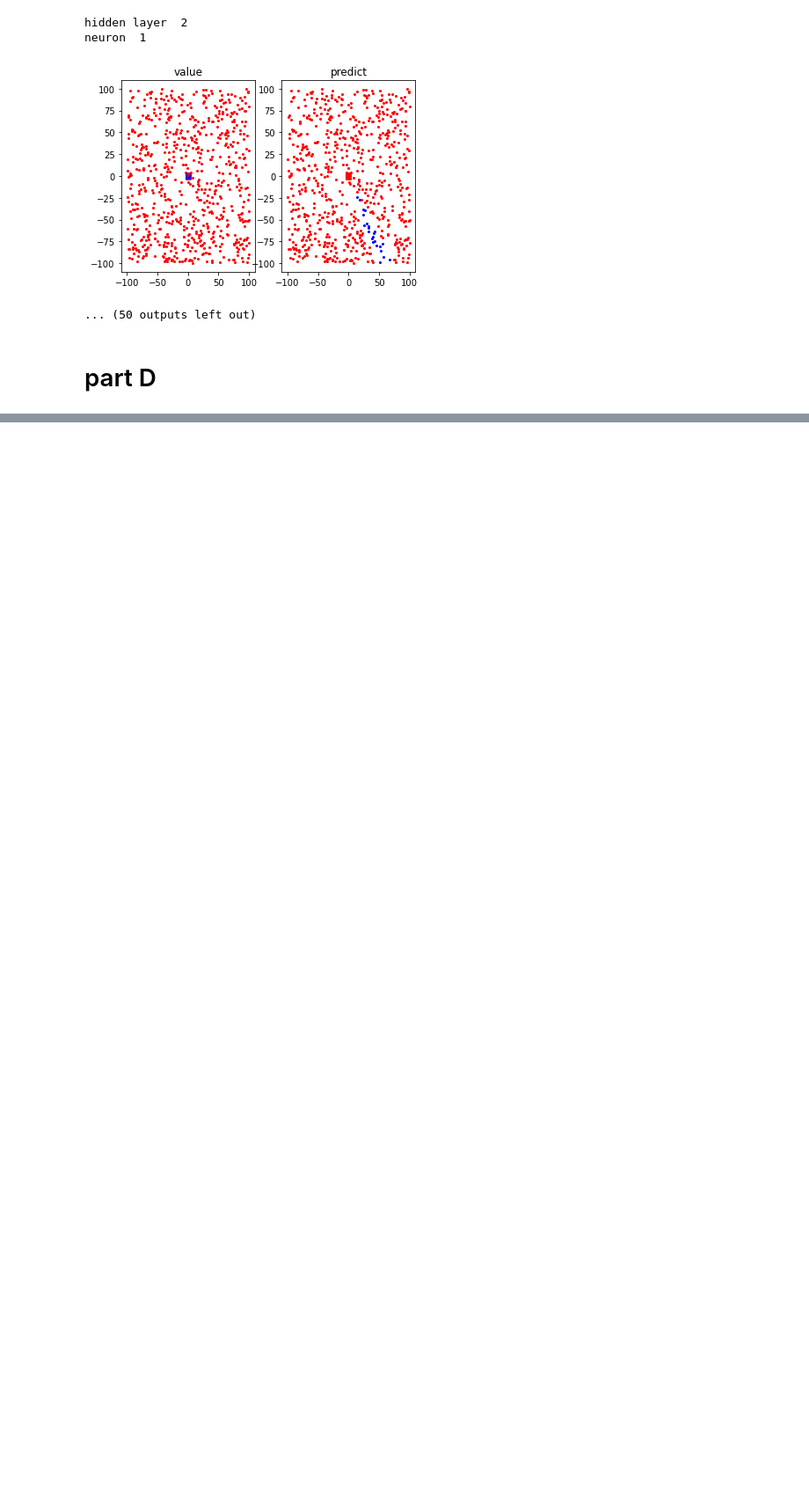
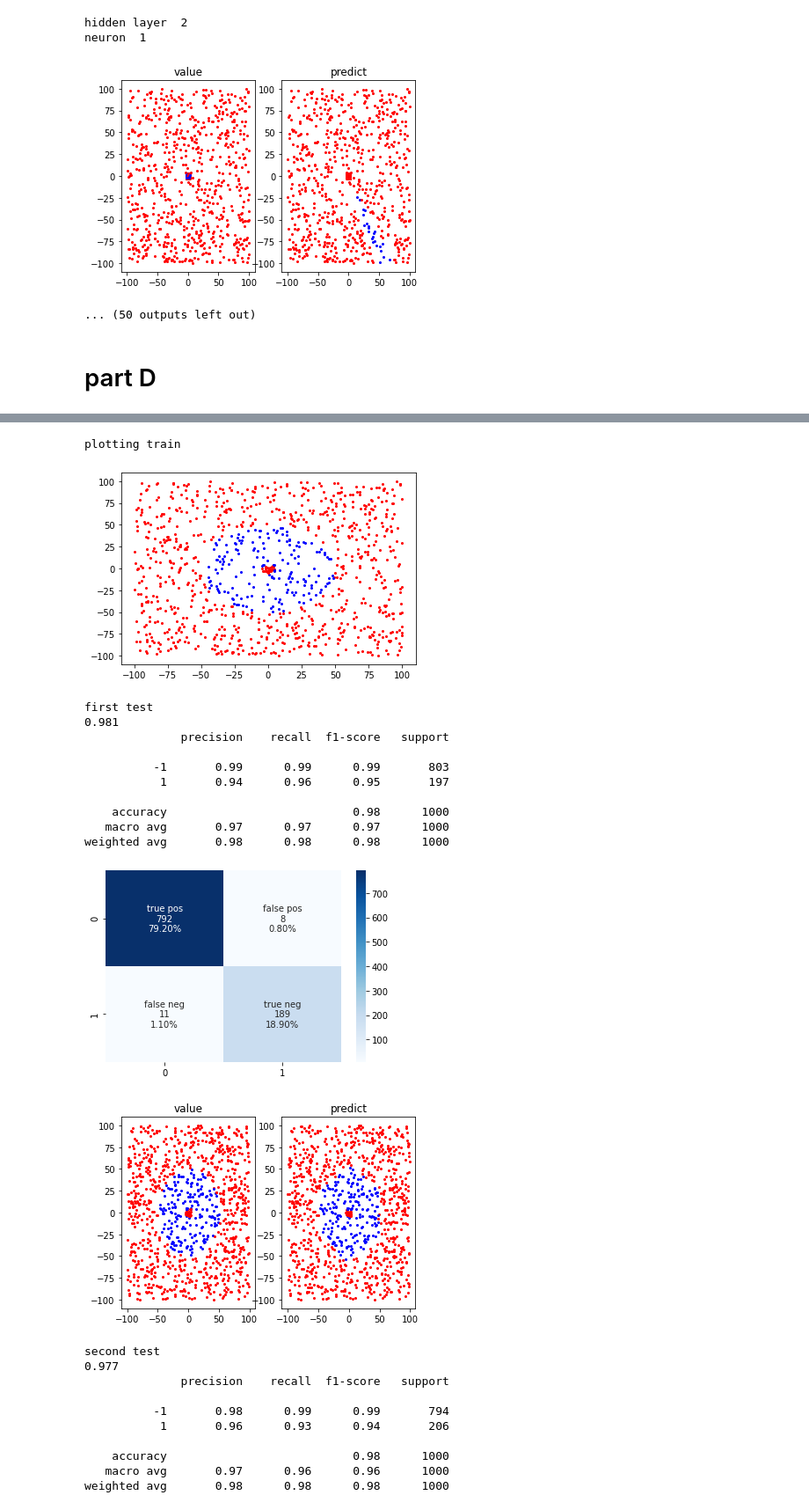
Before and after one commit to TaliaSeada/NeuroComputation_firstProject, a Jupyter notebook: C_D/C D.ipynb, the cells around one changed output, grey strips where cells are left out. Shown at 88% size. Drawn from its saved outputs; the diff is of its cells as text; code cells hidden in the pictures; blank space fills up the shorter version.

```diff
--- a/C_D/C D.ipynb
+++ b/C_D/C D.ipynb
@@ -677,0 +862,54 @@ weighted avg       0.90      0.84      0.86      1000
+# %%
+trainb = build_data_partB2(9)
+netb2=NeuralNetwork(0.01,trainb,(4,4,4))
+netb2.fit()
+print("plotting train")
+plotting_train2(trainb)
+
+
+print("first test")
+first_testb = build_data_partB2(3)
+test_yb=first_testb[["value"]]
+pred1=netb2.predict(first_testb)
+print(netb2.score(first_testb,pred1))
+con_mat1 = confusion_matrix(pred1,test_yb)
+confussion_matrix(con_mat1)
+print(classification_report(test_yb, pred1))
+plotting_test(first_testb)
+
+
+
+print("second test")
+second_testb = build_data_partB2(7)
+test_yb=second_testb[["value"]]
+pred2=netb2.predict(second_testb)
+print(netb2.score(second_testb,pred2))
+con_mat2 = confusion_matrix(pred2,test_yb)
+confussion_matrix(con_mat2)
+print(classification_report(test_yb, pred2))
+plotting_test(second_testb)
+# %% [output]
+plotting train
+[figure, added]
+first test
+0.981
+              precision    recall  f1-score   support
+
+          -1       0.99      0.99      0.99       803
+           1       0.94      0.96      0.95       197
+
+    accuracy                           0.98      1000
+   macro avg       0.97      0.97      0.97      1000
+weighted avg       0.98      0.98      0.98      1000
+[figure, added]
+[figure, added]
+second test
+0.977
+              precision    recall  f1-score   support
+
+          -1       0.98      0.99      0.99       794
+           1       0.96      0.93      0.94       206
+
+    accuracy                           0.98      1000
+   macro avg       0.97      0.96      0.96      1000
+weighted avg       0.98      0.98      0.98      1000
```
Also changed, not shown: parts of 13 cells of this notebook.
